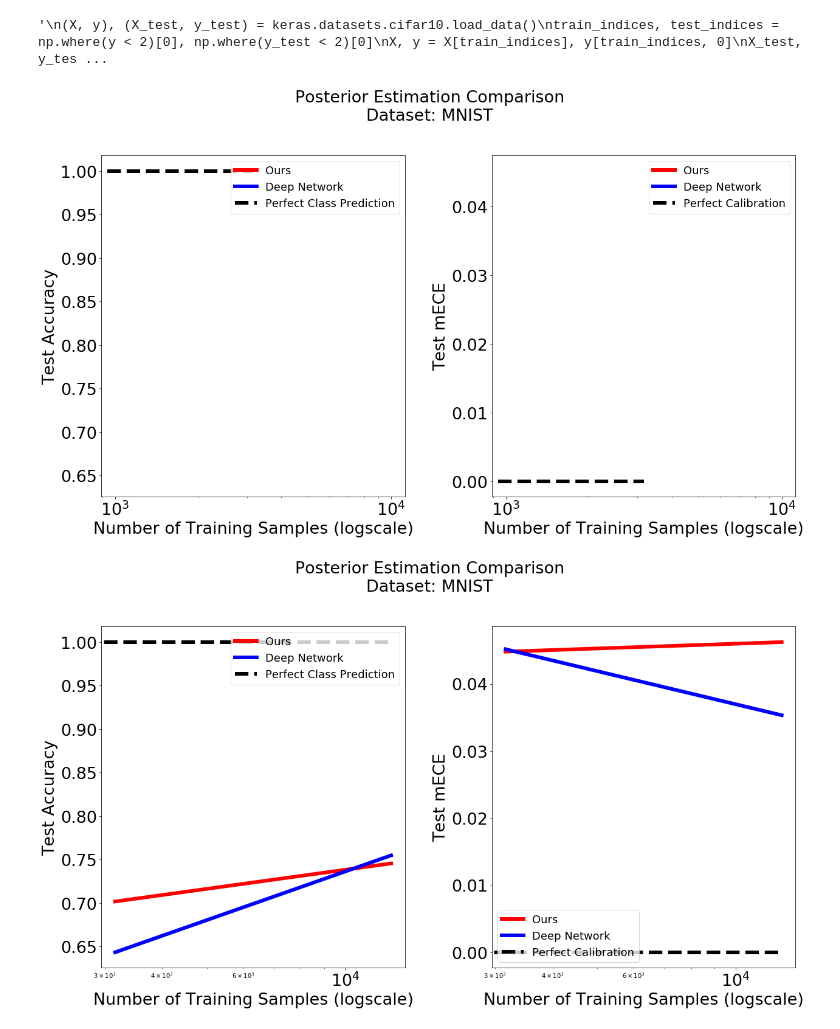
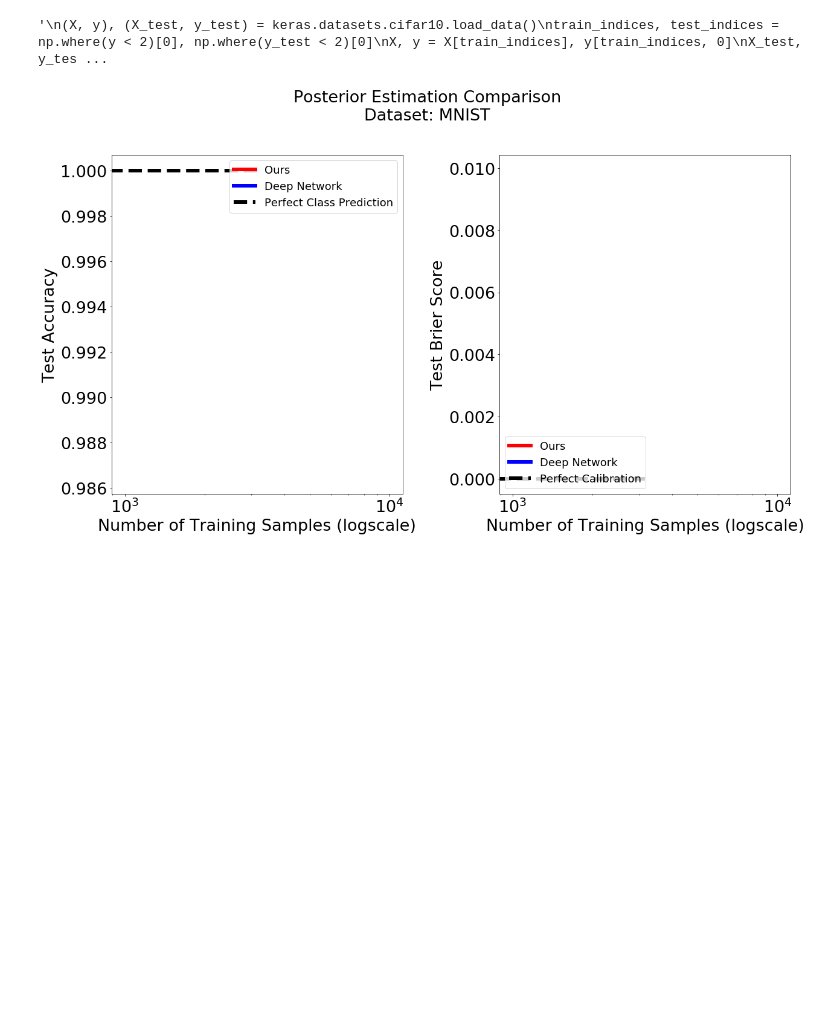
Before and after one commit to neurodata/kdg_will, a Jupyter notebook: notebooks/KDN_Pretrained.ipynb, the cells around one changed output. Saved outputs shown, nothing was run; the diff lists cells and outputs as text; code cells hidden in the pictures; blank space fills up the shorter version.

```diff
--- a/notebooks/KDN_Pretrained.ipynb
+++ b/notebooks/KDN_Pretrained.ipynb
@@ -26,7 +26,7 @@ Using TensorFlow backend.
 # %% [markdown]
 # Experiment Parameters
 # %%
-num_trials = 100
+num_trials = 50
 # %% [markdown]
 # Data Generation
 # %% [markdown]
@@ -34,14 +34,14 @@ num_trials = 100
 # %%
 def construct_network(X, y):
     network = keras.Sequential()
-    network.add(keras.layers.Dense(units=4, activation='relu', input_shape = np.shape(X)[1:]))
-    network.add(keras.layers.Dense(units=4, activation='relu'))
+    network.add(keras.layers.Dense(units=32, activation='relu', input_shape = np.shape(X)[1:]))
+    network.add(keras.layers.Dense(units=32, activation='relu'))
     network.add(keras.layers.Dense(units=len(np.unique(y)), activation = 'softmax'))
-    network.compile(loss = 'categorical_crossentropy', optimizer = keras.optimizers.Adam(3e-3), metrics = ['acc'])
+    network.compile(loss = 'categorical_crossentropy', optimizer = keras.optimizers.Adam(3e-4), metrics = ['acc'])
     network.fit(
       X,
       keras.utils.to_categorical(y),
-      epochs = 30,
+      epochs = 60,
       verbose = False,
       batch_size = int(2 ** (np.log(len(X)) / np.log(5) + 2.2))
     )
@@ -67,10 +67,9 @@ def train_AKN(X, y):
         polytope_memberships.append(binary_preactivation)
         last_activations = preactivation * binary_preactivation
 
-    polytope_memberships = np.concatenate(polytope_memberships, axis = 1)
-    _, polytope_ids = np.unique(np.matmul(polytope_memberships, 2 ** np.arange(0, np.shape(polytope_memberships)[1])), return_inverse = True)
+    polytope_memberships = [np.concatenate(polytope_memberships, axis = 1)]
 
-    kdg = KDG().fit(X, y, polytope_ids)
+    kdg = KDG().fit(X, y, polytope_memberships)
     return kdg, encoder
 # %%
 def clipped_mean(ra, low = 25, high = 75):
@@ -156,68 +155,62 @@ def get_KDE_y_proba(X, y, n, X_test):
 KDE_acc_means = []
 network_acc_means = []
 
-KDE_acc_stds = []
-network_acc_stds = []
+KDE_brier_means = []
+network_brier_means = []
 
-KDE_ece_means = []
-network_ece_means = []
-
-KDE_ece_stds = []
-network_ece_stds = []
-n_ra = np.logspace(3.5, 6.5, num = 6, base = 10)
+n_ra = np.logspace(3.5, 6.5, num = 8, base = 10)
 ticks = np.arange(np.min(n_ra), np.max(n_ra), step = int((np.max(n_ra) - np.min(n_ra)) // 4))
 ticks_ra = np.array([int(str(tick)[:1]) * 10 ** int(np.log10(tick)) for tick in ticks])
 for n in tqdm(n_ra):
-    KDE_y_test_proba_across_trials = np.array([get_KDE_y_proba(X, y, n, X_test) for _ in tqdm(range(num_trials))])
-    network_y_test_proba_across_trials = np.array([get_network_y_proba(X, y, n, X_test) for _ in tqdm(range(num_trials))])
-
-
     KDE_accs_across_trials = []
     network_accs_across_trials = []
-    KDE_eces_across_trials = []
-    network_eces_across_trials = []
-    for trial_idx in range(num_trials):
-        KDE_accs_across_trials.append(np.nanmean(np.argmax(KDE_y_test_proba_across_trials[trial_idx], axis = 1) == y_test))
-        network_accs_across_trials.append(np.nanmean(np.argmax(network_y_test_proba_across_trials[trial_idx], axis = 1) == y_test))
+    KDE_briers_across_trials = []
+    network_briers_across_trials = []
+    for trial_idx in tqdm(range(num_trials)):
+        X_train, X_test, y_train, y_test = train_test_split(X, y)
+        KDE_y_proba = get_KDE_y_proba(X_train, y_train, n, X_test)
+        network_y_proba = get_network_y_proba(X, y, n, X_test)
 
-        KDE_eces_across_trials.append(get_ece(KDE_y_test_proba_across_trials[trial_idx], y_test))
-        network_eces_across_trials.append(get_ece(network_y_test_proba_across_trials[trial_idx], y_test))
+        KDE_accs_across_trials.append(np.nanmean(np.argmax(KDE_y_proba, axis = 1) == y_test))
+        network_accs_across_trials.append(np.nanmean(np.argmax(network_y_proba, axis = 1) == y_test))
+
+        KDE_briers_across_trials.append(get_brier(KDE_y_proba, y_test))
+        network_briers_across_trials.append(get_brier(network_y_proba, y_test))
 
     KDE_acc_means.append(clipped_mean(KDE_accs_across_trials))
     network_acc_means.append(clipped_mean(network_accs_across_trials))
 
-    KDE_ece_means.append(clipped_mean(KDE_eces_across_trials))
-    network_ece_means.append(clipped_mean(network_eces_across_trials))
+    KDE_brier_means.append(clipped_mean(KDE_briers_across_trials, low = 0, high = 25))
+    network_brier_means.append(clipped_mean(network_briers_across_trials, low = 0, high = 25))
 
     figs, ax = plt.subplots(1, 2, figsize = (18, 9))
     figs.set_facecolor("white")
 
     ax[0].tick_params(axis='both', which='major', labelsize=27)
     ax[0].plot(n_ra[:len(KDE_acc_means)] , KDE_acc_means, label = "Ours", c = "red")
     ax[0].plot(n_ra[:len(KDE_acc_means)], network_acc_means, label = "Deep Network", c = "blue")
     ax[0].hlines(1.0, 0, n_ra[len(KDE_acc_means) - 1], linestyle = "dashed", label = "Perfect Class Prediction", color = "black")
     ax[0].legend(fontsize = 18)
     ax[0].set_xlabel("Number of Training Samples (logscale)", fontsize = 27)
     ax[0].set_ylabel("Test Accuracy", fontsize = 27)
     ax[0].set_xscale("log")
 
     ax[1].tick_params(axis='both', which='major', labelsize=27)
-    ax[1].plot(n_ra[:len(KDE_acc_means)] , KDE_ece_means, label = "Ours", c = "red")
-    ax[1].plot(n_ra[:len(KDE_acc_means)], network_ece_means, label = "Deep Network", c = "blue")
+    ax[1].plot(n_ra[:len(KDE_acc_means)] , KDE_brier_means, label = "Ours", c = "red")
+    ax[1].plot(n_ra[:len(KDE_acc_means)], network_brier_means, label = "Deep Network", c = "blue")
     ax[1].hlines(0.0, 0, n_ra[len(KDE_acc_means) - 1], linestyle = "dashed", label = "Perfect Calibration", color = "black")
     ax[1].legend(fontsize = 18)
     ax[1].set_xlabel("Number of Training Samples (logscale)", fontsize = 27)
-    ax[1].set_ylabel("Test mECE", fontsize = 27)
+    ax[1].set_ylabel("Test Brier Score", fontsize = 27)
     ax[1].set_xscale("log")
 
     figs.tight_layout()
 
     figs.suptitle("Posterior Estimation Comparison\nDataset: MNIST", fontsize=27, y = 1.15)
 
     plt.show()
 # %% [output]
-[figure, old version]
+[figure, new version]
-[figure, removed]
 # %%
 figs, ax = plt.subplots(1, 2, figsize = (18, 9))
 figs.set_facecolor("white")
```
Also changed, not shown: parts of 2 cells of this notebook, 3 other files.
